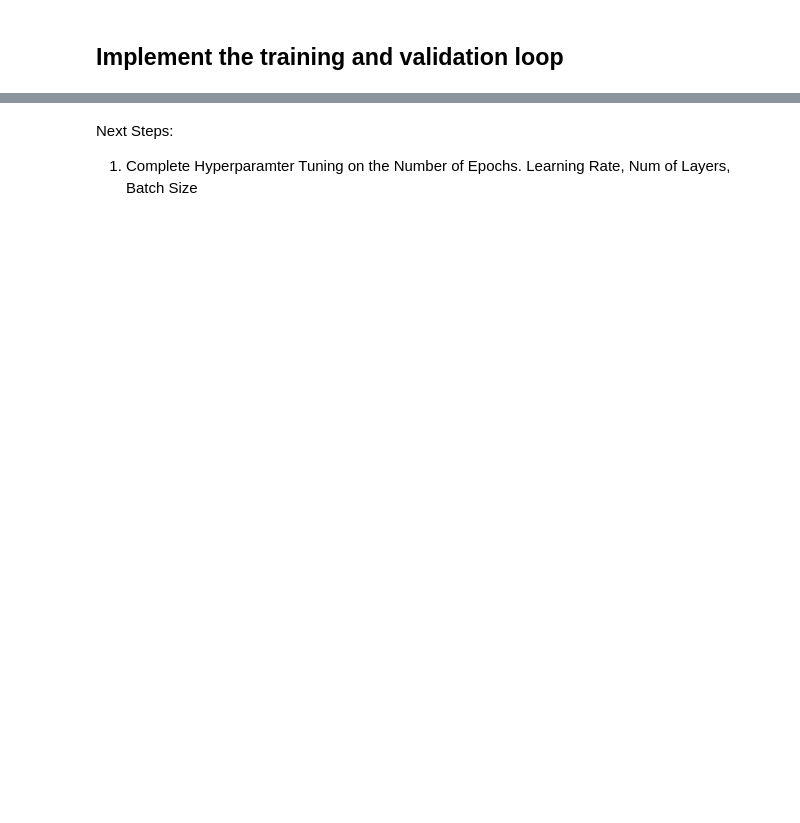
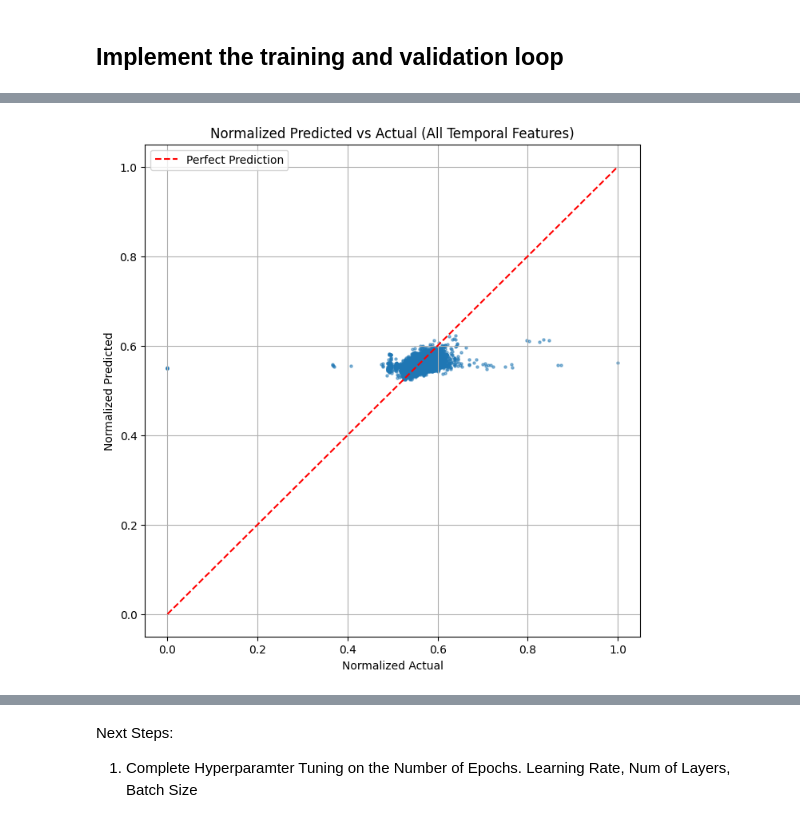
Before and after one commit to saahilsanganeriya/GraphML-imts, a Jupyter notebook: src/models/GRU_D.ipynb, the cells around one changed output, grey strips where cells are left out. Drawn from its saved outputs; the diff is of its cells as text; code cells hidden in the pictures; blank space fills up the shorter version.

```diff
--- a/src/models/GRU_D.ipynb
+++ b/src/models/GRU_D.ipynb
@@ -718,0 +658,62 @@ plt.show()
+# %%
+# Plotting prediction vs actual for all temporal features from the test set on a normalized scale
+temporal_start = 5
+temporal_idx = slice(temporal_start, None)
+
+# Ensure model is in eval mode
+model.eval()
+with torch.no_grad():
+    all_preds, all_tgts, all_masks = [], [], []
+    for hist_data, hist_len, forecast_tgt, forecast_mask in test_loader:
+        hist_data, forecast_tgt, forecast_mask = hist_data.to(device), forecast_tgt.to(device), forecast_mask.to(device)
+        preds = model(hist_data, forecast_tgt.size(1))
+
+        # Apply temporal_idx to get only temporal features
+        forecast_tgt_temporal = forecast_tgt[:, :, temporal_idx]
+        forecast_mask_temporal = forecast_mask[:, :, temporal_idx]
+        preds_temporal = preds # Predictions already match the temporal feature output size
+
+        all_preds.append(preds_temporal.cpu())
+        all_tgts.append(forecast_tgt_temporal.cpu())
+        all_masks.append(forecast_mask_temporal.cpu())
+
+preds = torch.cat(all_preds)
+tgts = torch.cat(all_tgts)
+masks = torch.cat(all_masks)
+
+# Flatten the batch and sequence length for easier plotting
+preds_flat = preds.view(-1)
+tgts_flat = tgts.view(-1)
+masks_flat = masks.view(-1)
+
+# Filter out padded values using the mask
+preds_observed = preds_flat[masks_flat.bool()]
+tgts_observed = tgts_flat[masks_flat.bool()]
+
+# Normalize the observed data
+# Calculate min and max across all observed temporal features
+min_val = min(tgts_observed.min(), preds_observed.min())
+max_val = max(tgts_observed.max(), preds_observed.max())
+
+# Normalize
+if max_val - min_val > 1e-8: # Avoid division by zero
+    preds_normalized = (preds_observed - min_val) / (max_val - min_val)
+    tgts_normalized = (tgts_observed - min_val) / (max_val - min_val)
+else:
+    # If all values are the same, normalized values are all 0 or 1
+    preds_normalized = torch.zeros_like(preds_observed)
+    tgts_normalized = torch.zeros_like(tgts_observed)
+
+
+plt.figure(figsize=(8, 8))
+plt.scatter(tgts_normalized.numpy(), preds_normalized.numpy(), alpha=0.5, s=5)
+plt.xlabel('Normalized Actual')
+plt.ylabel('Normalized Predicted')
+plt.title('Normalized Predicted vs Actual (All Temporal Features)')
+# Add a line for perfect prediction
+plt.plot([0, 1], [0, 1], 'r--', label='Perfect Prediction')
+plt.legend()
+plt.grid(True)
+plt.show()
+# %% [output]
+[figure, added]
```
Also changed, not shown: parts of 7 cells of this notebook, 1 other file.
